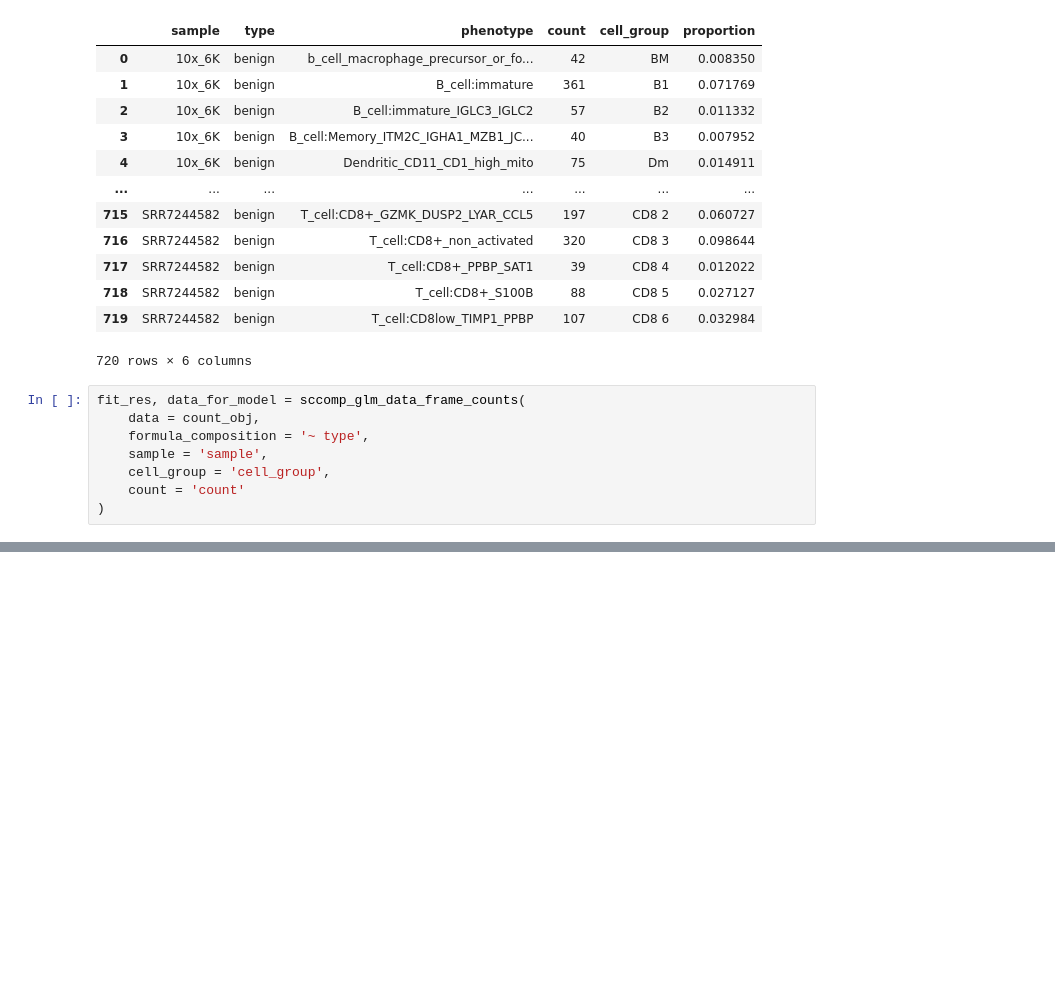
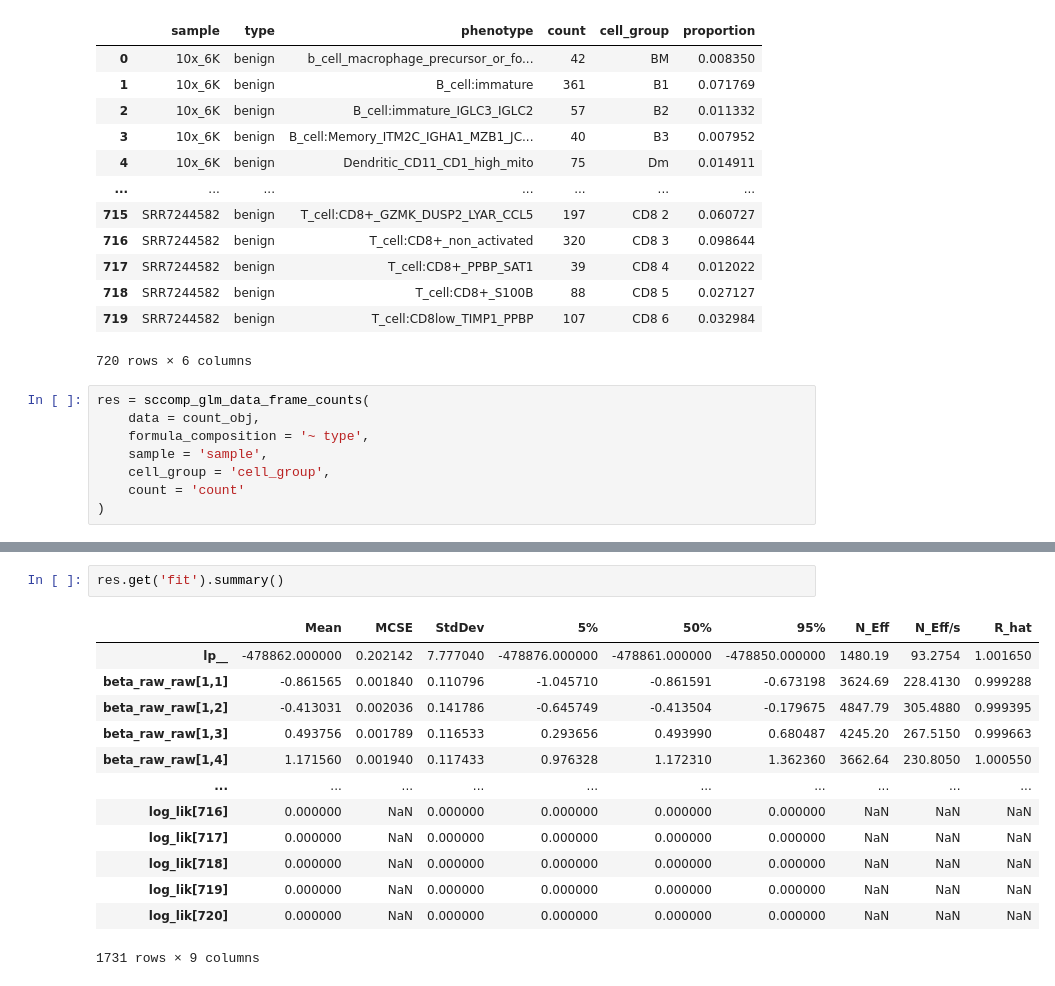
Before and after one commit to zhanchen/sccompPy, a Jupyter notebook: README.ipynb, the cells around one changed output, grey strips where cells are left out. Saved outputs shown, nothing was run; the diff lists cells and outputs as text; blank space fills up the shorter version.

Commit message:
revise sccomp_glm function output to dict, start to dev sccomp_test (unfinished yet) with utility function draws_to_tibble_x_y done.

```diff
--- a/README.ipynb
+++ b/README.ipynb
@@ -19,7 +19,7 @@ count_obj
 | 719 | SRR7244582 | benign | T_cell:CD8low_TIMP1_PPBP | 107 | CD8 6 | 0.032984 |
 720 rows × 6 columns
 # %%
-fit_res, data_for_model = sccomp_glm_data_frame_counts(
+res = sccomp_glm_data_frame_counts(
     data = count_obj,
     formula_composition = '~ type',
     sample = 'sample',
@@ -122,0 +111,16 @@ fit_res.summary()
+# %%
+res.get('fit').summary()
+# %% [output]
+|  | Mean | MCSE | StdDev | 5% | 50% | 95% | N_Eff | N_Eff/s | R_hat |
+| lp__ | -478862.000000 | 0.202142 | 7.777040 | -478876.000000 | -478861.000000 | -478850.000000 | 1480.19 | 93.2754 | 1.001650 |
+| beta_raw_raw[1,1] | -0.861565 | 0.001840 | 0.110796 | -1.045710 | -0.861591 | -0.673198 | 3624.69 | 228.4130 | 0.999288 |
+| beta_raw_raw[1,2] | -0.413031 | 0.002036 | 0.141786 | -0.645749 | -0.413504 | -0.179675 | 4847.79 | 305.4880 | 0.999395 |
+| beta_raw_raw[1,3] | 0.493756 | 0.001789 | 0.116533 | 0.293656 | 0.493990 | 0.680487 | 4245.20 | 267.5150 | 0.999663 |
+| beta_raw_raw[1,4] | 1.171560 | 0.001940 | 0.117433 | 0.976328 | 1.172310 | 1.362360 | 3662.64 | 230.8050 | 1.000550 |
+| ... | ... | ... | ... | ... | ... | ... | ... | ... | ... |
+| log_lik[716] | 0.000000 | NaN | 0.000000 | 0.000000 | 0.000000 | 0.000000 | NaN | NaN | NaN |
+| log_lik[717] | 0.000000 | NaN | 0.000000 | 0.000000 | 0.000000 | 0.000000 | NaN | NaN | NaN |
+| log_lik[718] | 0.000000 | NaN | 0.000000 | 0.000000 | 0.000000 | 0.000000 | NaN | NaN | NaN |
+| log_lik[719] | 0.000000 | NaN | 0.000000 | 0.000000 | 0.000000 | 0.000000 | NaN | NaN | NaN |
+| log_lik[720] | 0.000000 | NaN | 0.000000 | 0.000000 | 0.000000 | 0.000000 | NaN | NaN | NaN |
+1731 rows × 9 columns
```
Also changed, not shown: parts of 5 cells of this notebook, 3 other files.
